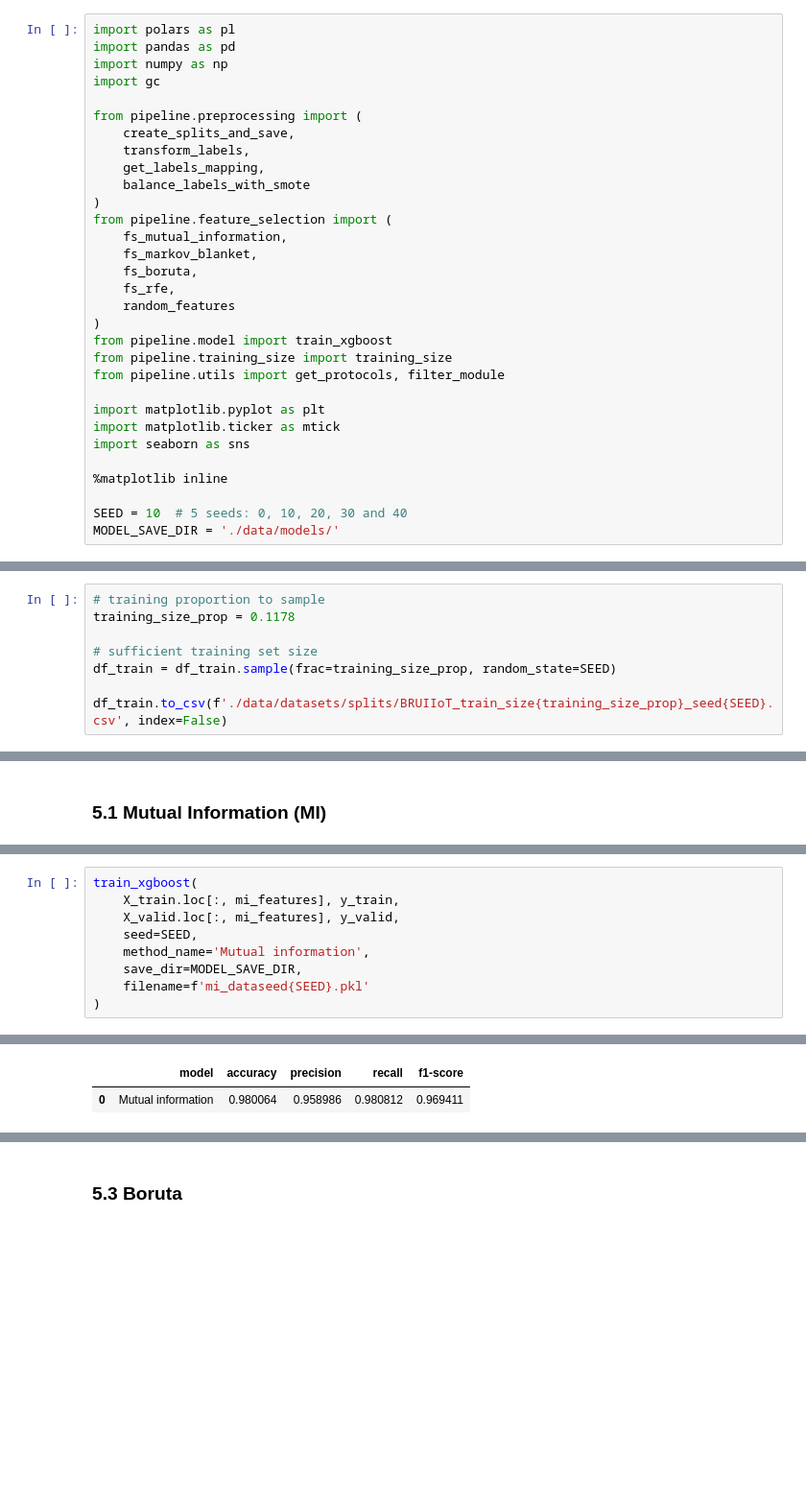
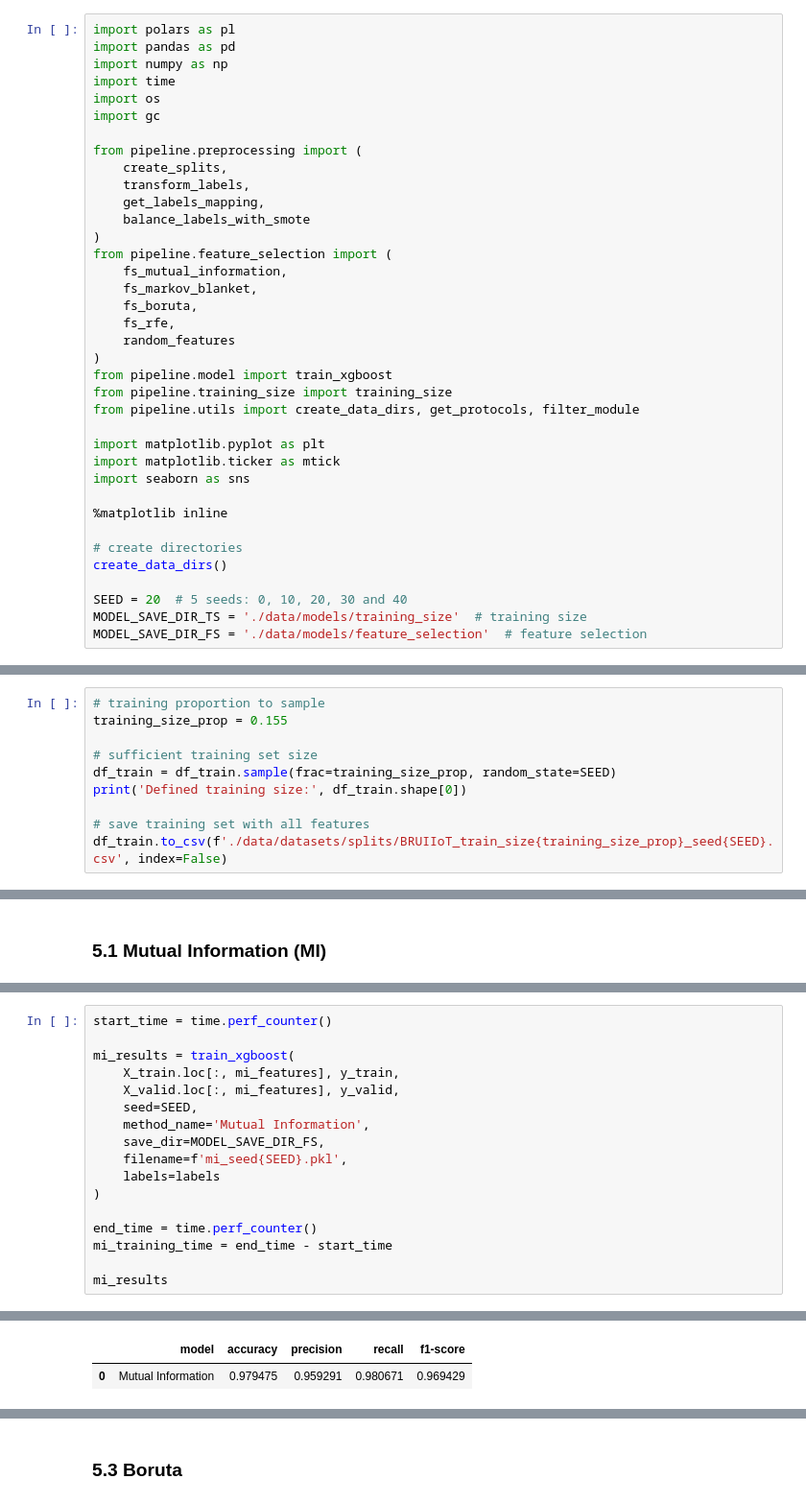
Before and after one commit to vichShir/efficient-multistage-pipeline-iiot, a Jupyter notebook: main.ipynb, the cells around one changed output, grey strips where cells are left out. Shown at 96% size. Saved outputs shown, nothing was run; the diff lists cells and outputs as text; blank space fills up the shorter version.

```diff
--- a/main.ipynb
+++ b/main.ipynb
@@ -8,10 +8,12 @@ Dataset: https://ieee-dataport.org/documents/bruriiot-dataset-network-anomaly-de
 import polars as pl
 import pandas as pd
 import numpy as np
+import time
+import os
 import gc
 
 from pipeline.preprocessing import (
-    create_splits_and_save,
+    create_splits,
     transform_labels,
     get_labels_mapping,
     balance_labels_with_smote
@@ -25,7 +27,7 @@ from pipeline.feature_selection import (
 )
 from pipeline.model import train_xgboost
 from pipeline.training_size import training_size
-from pipeline.utils import get_protocols, filter_module
+from pipeline.utils import create_data_dirs, get_protocols, filter_module
 
 import matplotlib.pyplot as plt
 import matplotlib.ticker as mtick
@@ -33,8 +35,12 @@ import seaborn as sns
 
 %matplotlib inline
 
-SEED = 10  # 5 seeds: 0, 10, 20, 30 and 40
-MODEL_SAVE_DIR = './data/models/'
+# create directories
+create_data_dirs()
+
+SEED = 20  # 5 seeds: 0, 10, 20, 30 and 40
+MODEL_SAVE_DIR_TS = './data/models/training_size'  # training size
+MODEL_SAVE_DIR_FS = './data/models/feature_selection'  # feature selection
 # %% [markdown]
 ## 2. Create data splits
 # %% [markdown]
@@ -208,8 +312,10 @@ plt.show()
 # %%
 # training proportion to sample
-training_size_prop = 0.1178
+training_size_prop = 0.155
 
 # sufficient training set size
 df_train = df_train.sample(frac=training_size_prop, random_state=SEED)
+print('Defined training size:', df_train.shape[0])
 
+# save training set with all features
 df_train.to_csv(f'./data/datasets/splits/BRUIIoT_train_size{training_size_prop}_seed{SEED}.csv', index=False)
@@ -314,11 +426,19 @@ Wall time: 24.4 s
        dtype='object'))
 # %%
-train_xgboost(
+start_time = time.perf_counter()
+
+mi_results = train_xgboost(
     X_train.loc[:, mi_features], y_train,
     X_valid.loc[:, mi_features], y_valid,
     seed=SEED,
-    method_name='Mutual information',
-    save_dir=MODEL_SAVE_DIR,
-    filename=f'mi_dataseed{SEED}.pkl'
+    method_name='Mutual Information',
+    save_dir=MODEL_SAVE_DIR_FS,
+    filename=f'mi_seed{SEED}.pkl',
+    labels=labels
 )
+
+end_time = time.perf_counter()
+mi_training_time = end_time - start_time
+
+mi_results
 # %% [output]
@@ -329,3 +451,3 @@ Evaluation f1-score: 0.9694114826412636
 |  | model | accuracy | precision | recall | f1-score |
-| 0 | Mutual information | 0.980064 | 0.958986 | 0.980812 | 0.969411 |
+| 0 | Mutual Information | 0.979475 | 0.959291 | 0.980671 | 0.969429 |
 # %% [markdown]
```
Also changed, not shown: parts of 36 cells of this notebook, 6 other files.
